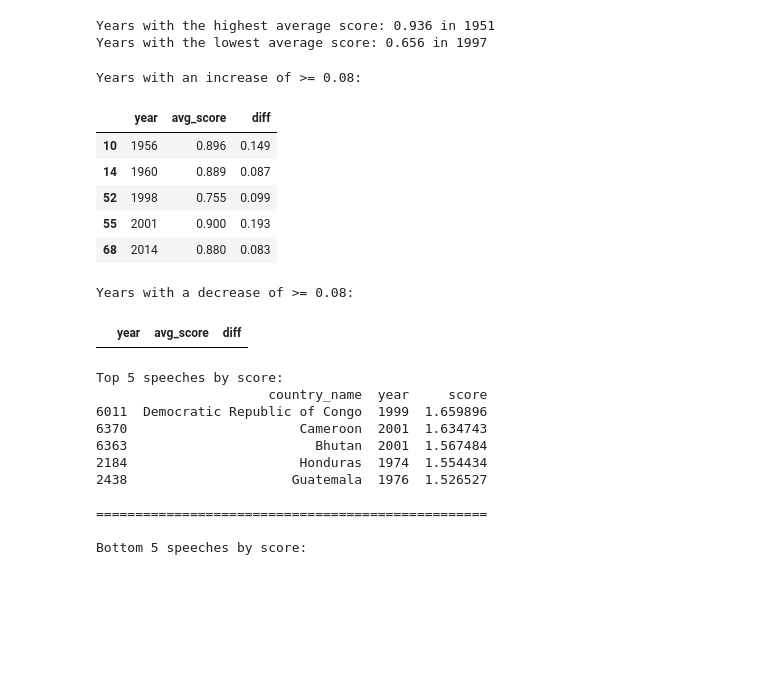
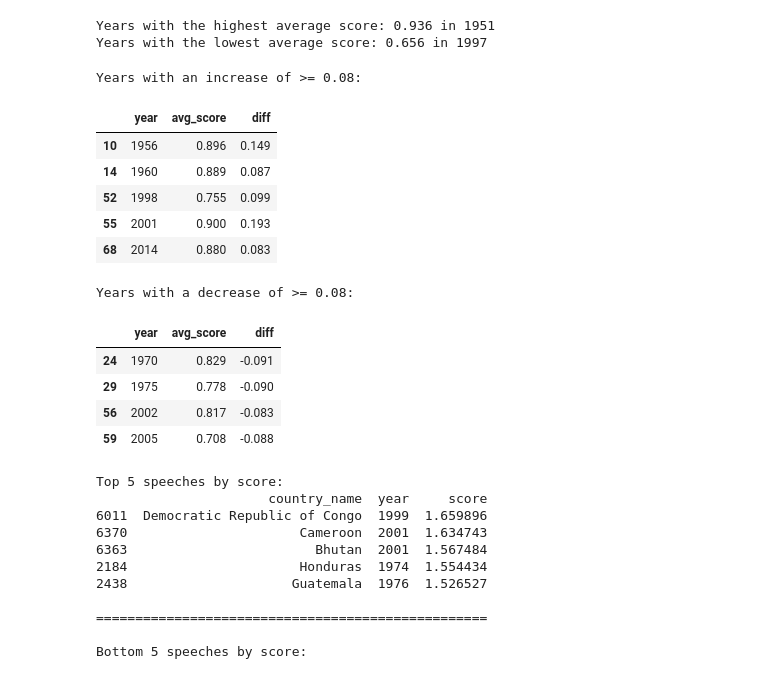
Before and after one commit to SarahFranzen/Emotions_in_the_United_Nations_General_Debates, a Jupyter notebook: 4_exploration_results.ipynb, the cells around one changed output. Drawn from its saved outputs; the diff is of its cells as text; code cells hidden in the pictures; blank space fills up the shorter version.

Commit message:
Figures and Tables updated

```diff
--- a/4_exploration_results.ipynb
+++ b/4_exploration_results.ipynb
@@ -84,32 +84,36 @@ Years with the lowest average score: 0.656 in 1997
 # %%
 # Compute year-over-year difference
 score_table['diff'] = score_table['avg_score'].diff()
 
 # Find years where increase >= 0.08
 increased_years = score_table[score_table['diff'] >= 0.08]
 
 # Find years where decrease <= -0.08
-decreased_years = score_table[score_table['diff'] <= -0.10]
+decreased_years = score_table[score_table['diff'] <= -0.08]
 
 # Display increases
 print("Years with an increase of >= 0.08:")
 with pd.option_context('display.max_rows', None):
     display(increased_years[['year', 'avg_score', 'diff']])
 
 # Display decreases
 print("Years with a decrease of >= 0.08:")
 with pd.option_context('display.max_rows', None):
     display(decreased_years[['year', 'avg_score', 'diff']])
 # %% [output]
 Years with an increase of >= 0.08:
 |  | year | avg_score | diff |
 | 10 | 1956 | 0.896 | 0.149 |
 | 14 | 1960 | 0.889 | 0.087 |
 | 52 | 1998 | 0.755 | 0.099 |
 | 55 | 2001 | 0.900 | 0.193 |
 | 68 | 2014 | 0.880 | 0.083 |
 Years with a decrease of >= 0.08:
 |  | year | avg_score | diff |
+| 24 | 1970 | 0.829 | -0.091 |
+| 29 | 1975 | 0.778 | -0.090 |
+| 56 | 2002 | 0.817 | -0.083 |
+| 59 | 2005 | 0.708 | -0.088 |
 # %%
 # Top 5 speeches by score
 top5 = un_corpus_scored.nlargest(5, 'score')[['country_name', 'year', 'score']]
```
Also changed, not shown: 3 other files.
